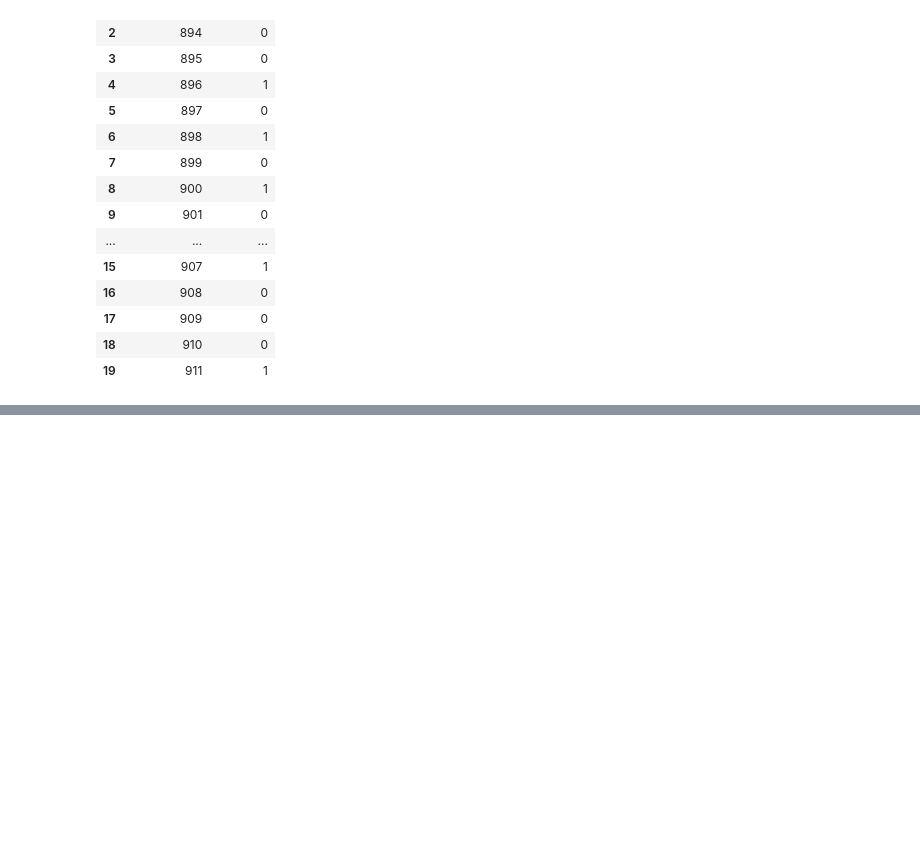
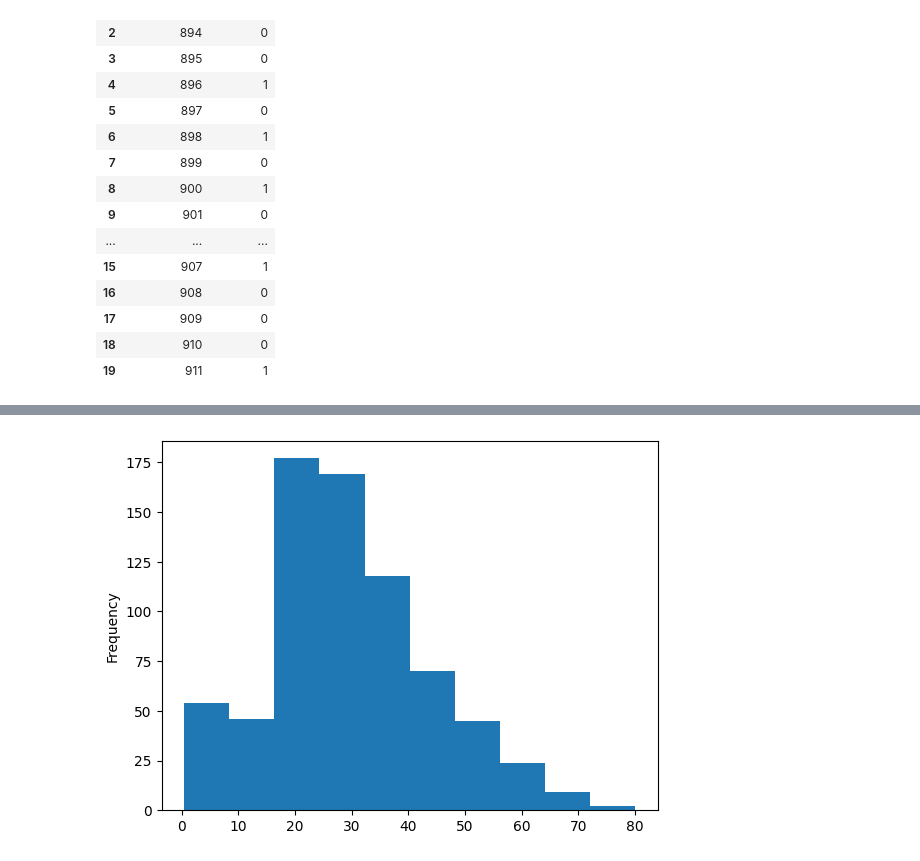
Before and after one commit to francodem/titanic-competition-kaggle, a Jupyter notebook: kaggle_titanic_competition.ipynb, the cells around one changed output, grey strips where cells are left out. Saved outputs shown, nothing was run; the diff lists cells and outputs as text; code cells hidden in the pictures; blank space fills up the shorter version.

```diff
--- a/kaggle_titanic_competition.ipynb
+++ b/kaggle_titanic_competition.ipynb
@@ -265,0 +303,5 @@ results_df.head(20)
+# %%
+train_df['Age'].plot(kind='hist')
+plt.show()
+# %% [output]
+[figure, added]
```
Also changed, not shown: parts of 16 cells of this notebook.
